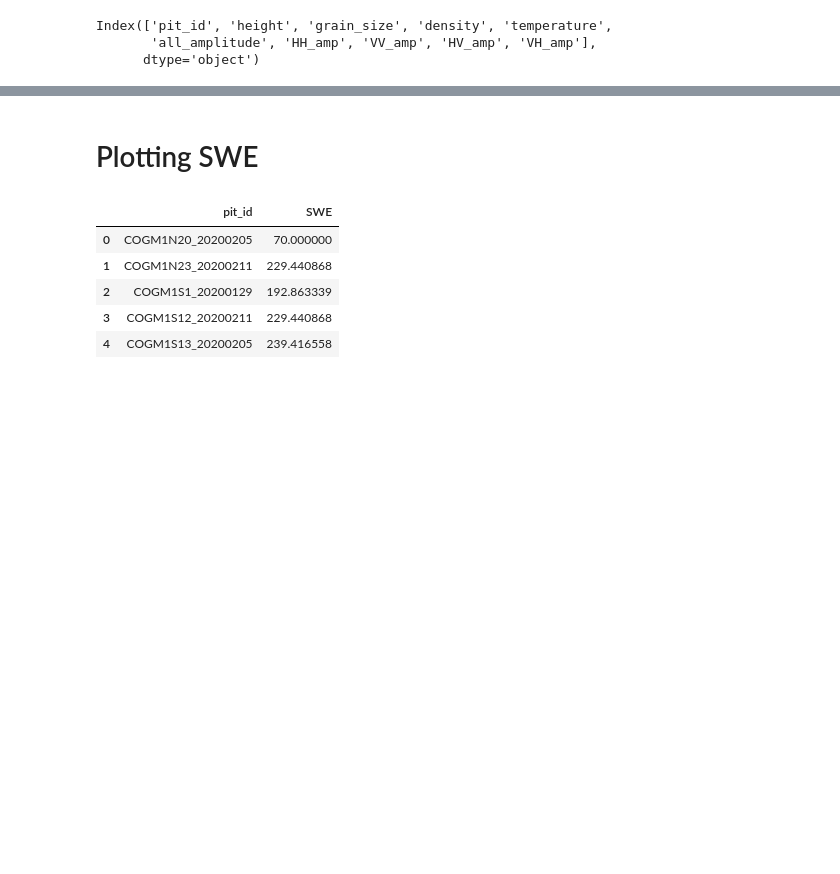
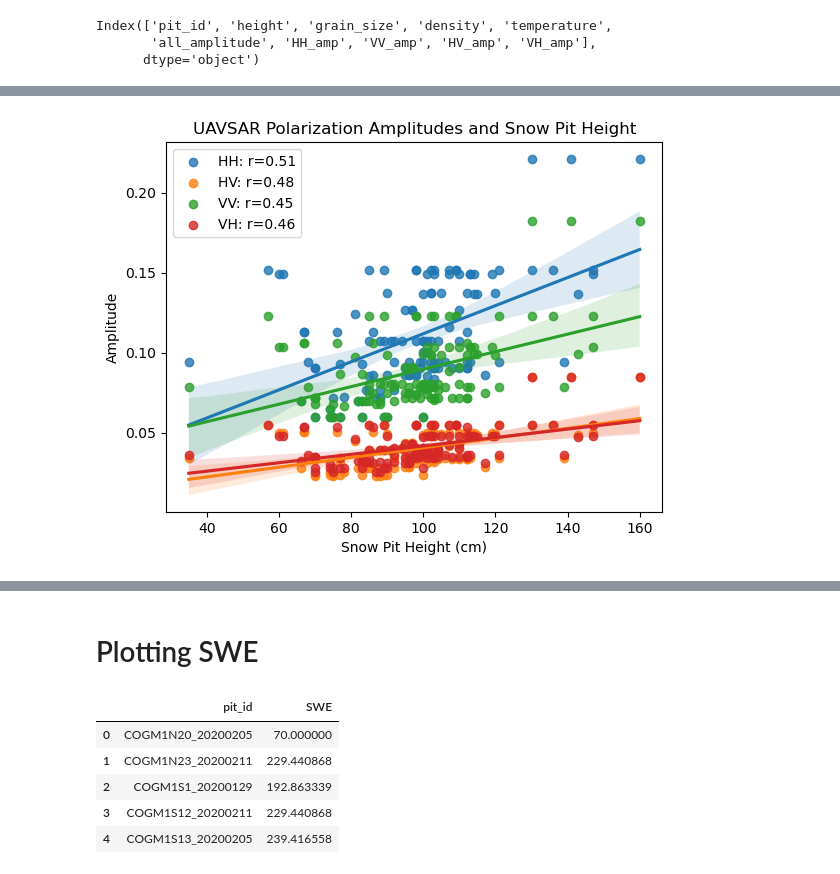
Before and after one commit to anuhyabs/radar_prediction, a Jupyter notebook: contributors/Aaliyah/Plots.ipynb, the cells around one changed output, grey strips where cells are left out. Saved outputs shown, nothing was run; the diff lists cells and outputs as text; code cells hidden in the pictures; blank space fills up the shorter version.

```diff
--- a/contributors/Aaliyah/Plots.ipynb
+++ b/contributors/Aaliyah/Plots.ipynb
@@ -161,0 +195,2 @@ plt.show()
+# %%
+pits = pits.drop(pits[pits.height.isna()].index)
@@ -161,0 +203,13 @@ plt.show()
+# %%
+sns.regplot(x="height", y="HH", data=pits, label=f'HH: r={HH_r}')
+sns.regplot(x="height", y="HV", data=pits, label=f'HV: r={HV_r}')
+sns.regplot(x="height", y="VV", data=pits, label=f'VV: r={VV_r}')
+sns.regplot(x="height", y="VH", data=pits, label=f'VH: r={VH_r}')
+
+plt.xlabel('Snow Pit Height (cm)')
+plt.ylabel('Amplitude')
+plt.legend()
+plt.title('UAVSAR Polarization Amplitudes and Snow Pit Height')
+plt.show()
+# %% [output]
+[figure, added]
```
Also changed, not shown: parts of 18 cells of this notebook, 1 other file.
